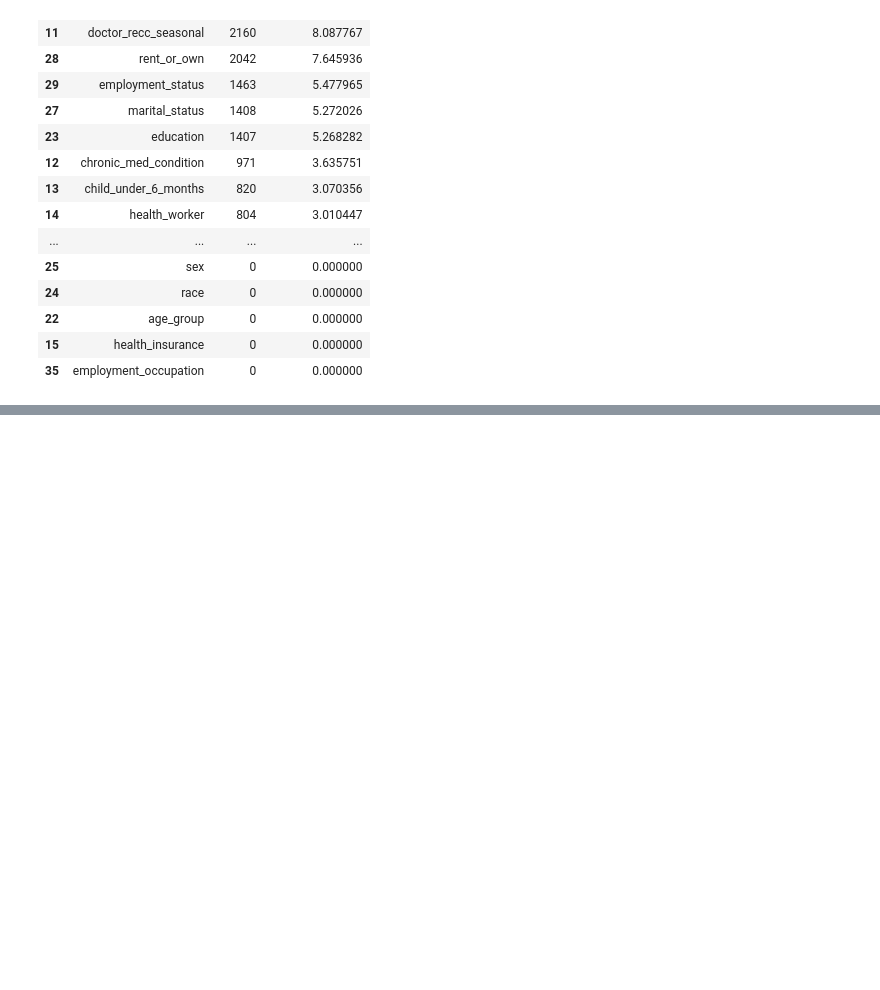
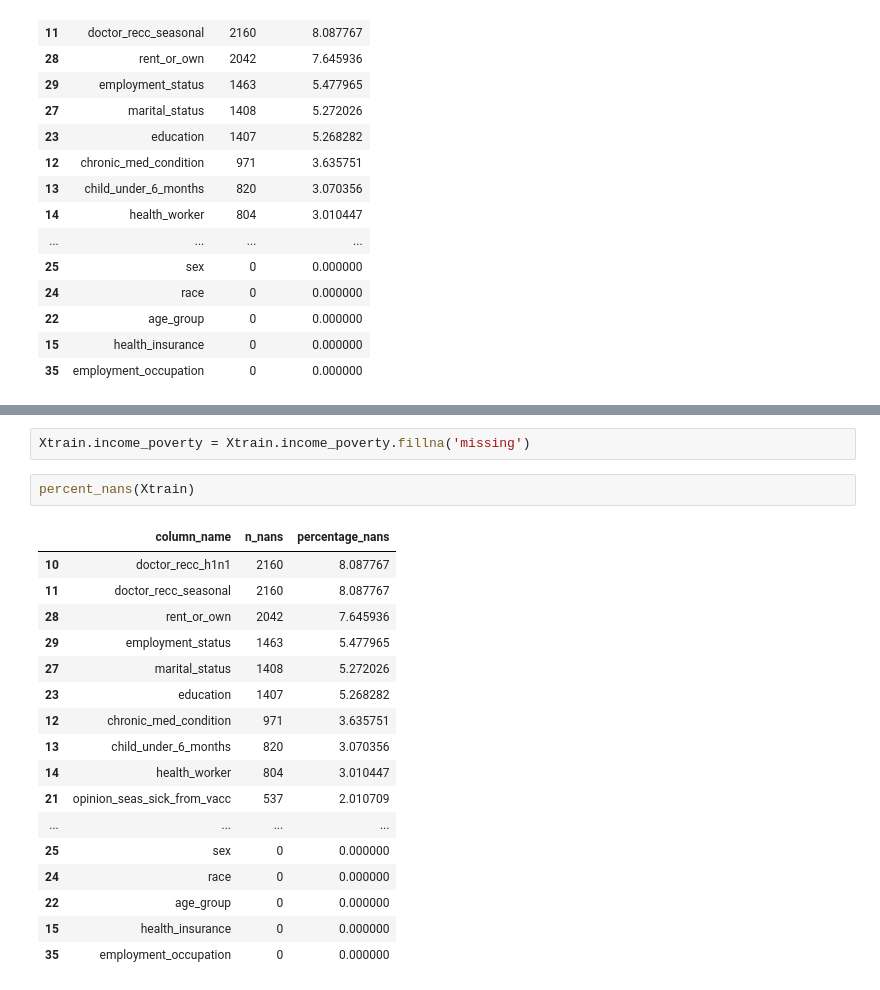
Before and after one commit to RyanMcCall/h1n1_flu_ds, a Jupyter notebook: notebooks/3.0-rem-prepare.ipynb, the cells around one changed output, grey strips where cells are left out. Cells and saved outputs as stored; diff of their text form; blank space fills up the shorter version.

```diff
--- a/notebooks/3.0-rem-prepare.ipynb
+++ b/notebooks/3.0-rem-prepare.ipynb
@@ -213,0 +224,22 @@ percent_nans(Xtrain)
+# %%
+Xtrain.income_poverty = Xtrain.income_poverty.fillna('missing')
+# %%
+percent_nans(Xtrain)
+# %% [output]
+|  | column_name | n_nans | percentage_nans |
+| 10 | doctor_recc_h1n1 | 2160 | 8.087767 |
+| 11 | doctor_recc_seasonal | 2160 | 8.087767 |
+| 28 | rent_or_own | 2042 | 7.645936 |
+| 29 | employment_status | 1463 | 5.477965 |
+| 27 | marital_status | 1408 | 5.272026 |
+| 23 | education | 1407 | 5.268282 |
+| 12 | chronic_med_condition | 971 | 3.635751 |
+| 13 | child_under_6_months | 820 | 3.070356 |
+| 14 | health_worker | 804 | 3.010447 |
+| 21 | opinion_seas_sick_from_vacc | 537 | 2.010709 |
+| ... | ... | ... | ... |
+| 25 | sex | 0 | 0.000000 |
+| 24 | race | 0 | 0.000000 |
+| 22 | age_group | 0 | 0.000000 |
+| 15 | health_insurance | 0 | 0.000000 |
+| 35 | employment_occupation | 0 | 0.000000 |
```
Also changed, not shown: parts of 7 cells of this notebook.
